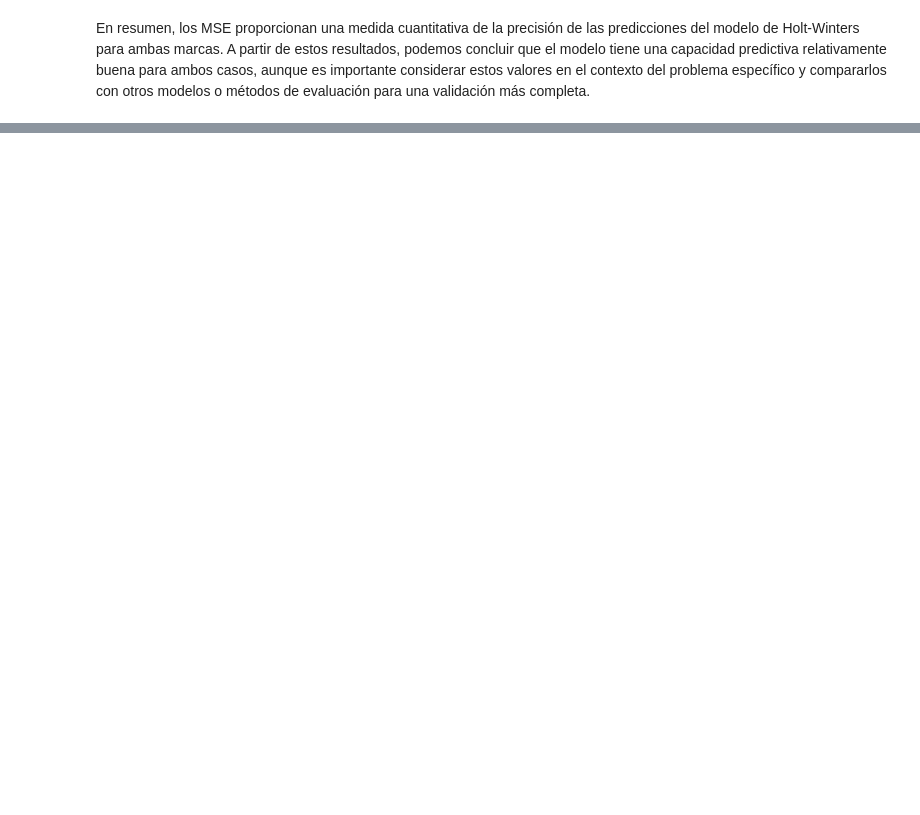
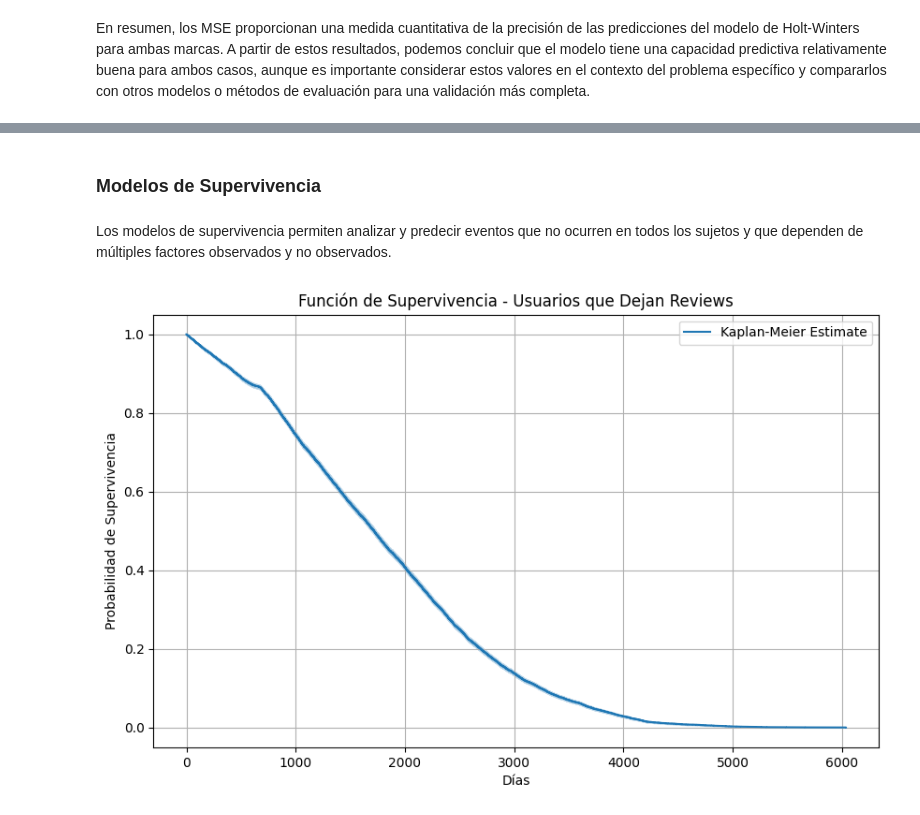
Before and after one commit to RadTorino/Starbucks_Analysis, a Jupyter notebook: 2do sprint/code/as_ml.ipynb, the cells around one changed output, grey strips where cells are left out. Drawn from its saved outputs; the diff is of its cells as text; code cells hidden in the pictures; blank space fills up the shorter version.

```diff
--- a/2do sprint/code/as_ml.ipynb
+++ b/2do sprint/code/as_ml.ipynb
@@ -606,0 +912,41 @@ En resumen, los MSE proporcionan una medida cuantitativa de la precisión de las
+# %% [markdown]
+### Modelos de Supervivencia
+# %% [markdown]
+Los modelos de supervivencia permiten analizar y predecir eventos que no ocurren en todos los sujetos y que dependen de múltiples factores observados y no observados.
+# %%
+import pandas as pd
+from lifelines import KaplanMeierFitter
+
+# DataFrame df_reviews con las columnas adecuadas
+df_reviews = pd.read_parquet('../gcp/reviews_starbucks.parquet')
+# Asumiendo que cada fila es un evento de un usuario dejando un review
+# y queremos calcular la probabilidad de que un usuario deje de dejar reviews
+
+# Convertir la columna 'date' a tipo datetime si no está en ese formato
+df_reviews['date'] = pd.to_datetime(df_reviews['date'])
+
+# Ordenar por fecha para asegurar que los eventos estén en orden cronológico
+df_reviews = df_reviews.sort_values(by='date')
+
+# Crear un dataset de duración (time to event) y estado (censura)
+# Asumimos que todos los usuarios están "activos" hasta la fecha del último registro
+# Esto es una censura implícita.
+durations = (df_reviews['date'].max() - df_reviews['date']).dt.days
+event_observed = pd.Series([1] * len(df_reviews))  # Todos los usuarios tienen eventos observados (dejan reviews)
+
+# Inicializar el modelo de Kaplan-Meier
+kmf = KaplanMeierFitter()
+
+# Ajustar el modelo
+kmf.fit(durations, event_observed, label='Kaplan-Meier Estimate')
+
+# Graficar la función de supervivencia
+plt.figure(figsize=(10, 6))
+kmf.plot()
+plt.title('Función de Supervivencia - Usuarios que Dejan Reviews')
+plt.xlabel('Días')
+plt.ylabel('Probabilidad de Supervivencia')
+plt.grid(True)
+plt.show()
+# %% [output]
+[figure, added]
```
Also changed, not shown: parts of 29 cells of this notebook.
